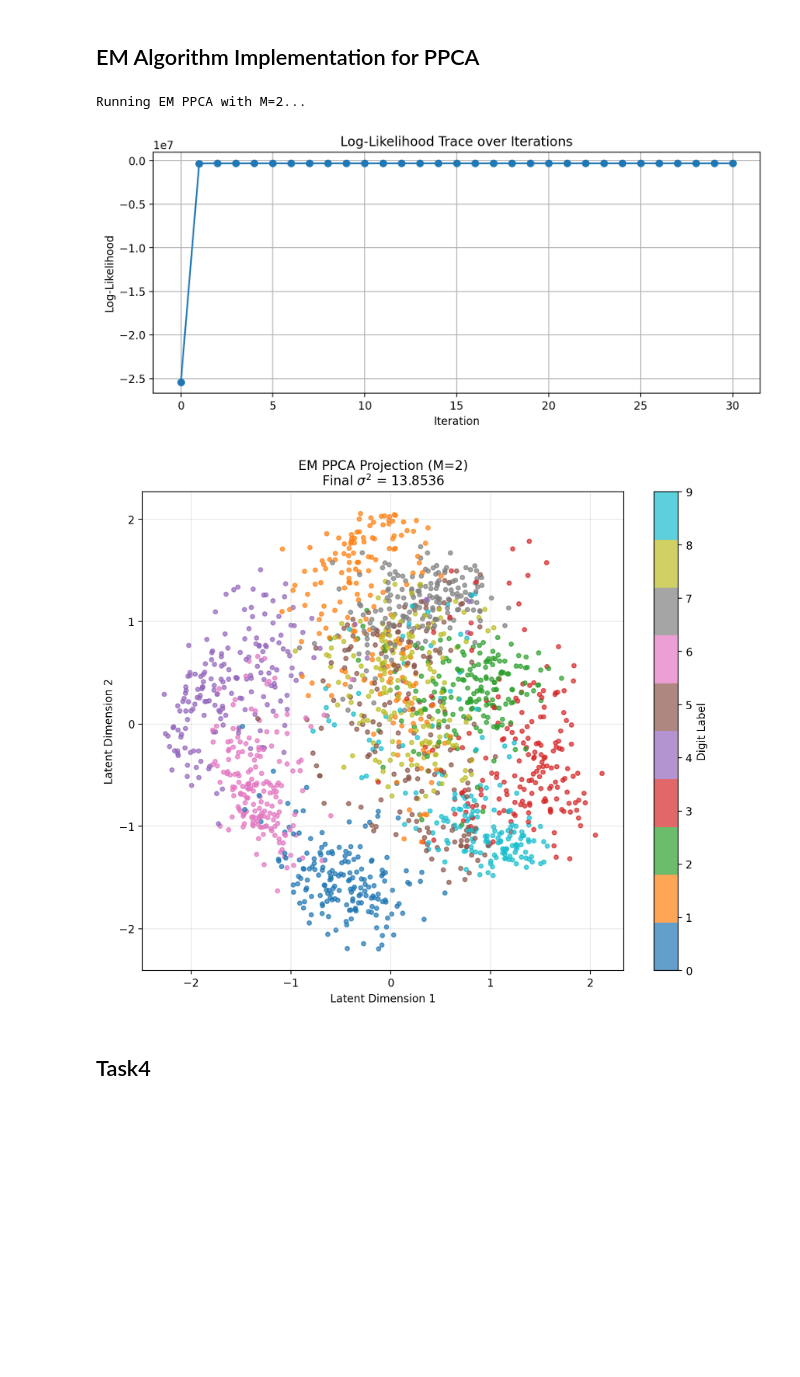
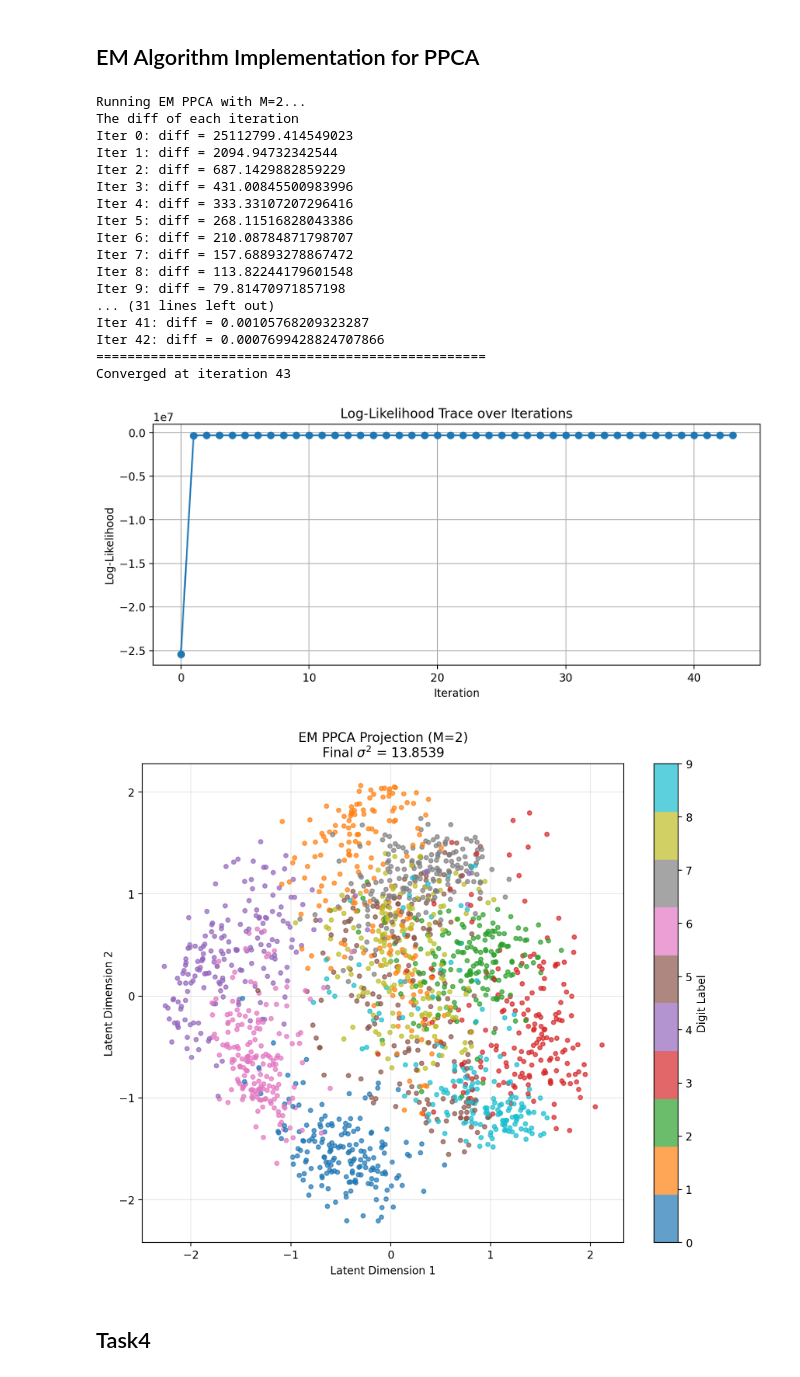
Before and after one commit to Easyk2023/First_Re, a Jupyter notebook: Assignment1/code_python.ipynb, the cells around one changed output. Cells and saved outputs as stored; diff of their text form; code cells hidden in the pictures; blank space fills up the shorter version.

```diff
--- a/Assignment1/code_python.ipynb
+++ b/Assignment1/code_python.ipynb
@@ -185,7 +185,7 @@ class PPCA_EM:
     def __init__(self, M, max_iter=30, threshold=1e-3, seed=42):
         self.M = M
         self.max_iter = max_iter
-        self.tol = threshold
+        self.threshold = threshold
         self.seed = seed
         self.W = None
         self.sigma2 = None
@@ -241,6 +241,8 @@ class PPCA_EM:
         ll = self._compute_log_likelihood(X_centered)
         self.log_likelihood_history.append(ll)
 
+        print("The diff of each iteration")
+        orint('=' * 50)
         for i in range(self.max_iter):
             prev_ll = ll
 
@@ -281,7 +283,7 @@ class PPCA_EM:
             term2 = -2 * np.sum((Ez @ W_new.T) * X_centered) # Element-wise mult then sum
 
             # Efficient computation for Term 3:
-            term3 = np.trace(Sum_Ezz @ W_new.T @ W_new)
+            term3 = np.trace(W_new.T @ W_new @ Sum_Ezz)
 
             sigma2_new = (X_norm_sq_sum + term2 + term3) / (N * D)
 
@@ -293,9 +295,14 @@ class PPCA_EM:
             ll = self._compute_log_likelihood(X_centered)
             self.log_likelihood_history.append(ll)
 
-            if abs(ll - prev_ll) < self.tol:
-                print(f"Converged at iteration {i+1}")
-                break
+            print(f"Iter {i}: diff = {abs(ll - prev_ll)}")
+            if ll < prev_ll:
+              print('Haing mistake')
+              break
+            if abs(ll - prev_ll) < self.threshold:
+              print('='*50)
+              print(f"Converged at iteration {i+1}")
+              break
 
         return self.transform(X)
 
@@ -306,36 +313,52 @@ class PPCA_EM:
         M_mat = self.W.T @ self.W + self.sigma2 * np.eye(self.M)
         try:
             M_inv = inv(M_mat)
         except:
             M_inv = np.linalg.pinv(M_mat)
         return (M_inv @ self.W.T @ X_centered.T).T
 
-# --- Visualization for Task 3 ---
+# Visualization for Task 3
 print("\nRunning EM PPCA with M=2...")
-em_ppca = PPCA_EM(M=2, max_iter=30, tol=1e-3, seed=42)
+em_ppca = PPCA_EM(M=2, max_iter=60, threshold=1e-3, seed=42)
 Z_em = em_ppca.fit(Xtrain)
 
 # Plot Trace
 plt.figure(figsize=(10, 4))
 plt.plot(em_ppca.log_likelihood_history, 'o-')
 plt.title('Log-Likelihood Trace over Iterations')
 plt.xlabel('Iteration')
 plt.ylabel('Log-Likelihood')
 plt.grid(True)
 plt.show()
 
 # Plot Projection
 plt.figure(figsize=(10, 8))
 scatter = plt.scatter(Z_em[:, 0], Z_em[:, 1], c=ytrain, cmap='tab10', s=15, alpha=0.7)
 plt.colorbar(scatter, label='Digit Label')
 plt.title(f'EM PPCA Projection (M=2)\nFinal $\sigma^2$ = {em_ppca.sigma2:.4f}')
 plt.xlabel('Latent Dimension 1')
 plt.ylabel('Latent Dimension 2')
 plt.grid(True, alpha=0.3)
 plt.show()
 # %% [output]
 Running EM PPCA with M=2...
+The diff of each iteration
+Iter 0: diff = 25112799.414549023
+Iter 1: diff = 2094.94732342544
+Iter 2: diff = 687.1429882859229
+Iter 3: diff = 431.00845500983996
+Iter 4: diff = 333.33107207296416
+Iter 5: diff = 268.11516828043386
+Iter 6: diff = 210.08784871798707
+Iter 7: diff = 157.68893278867472
+Iter 8: diff = 113.82244179601548
+Iter 9: diff = 79.81470971857198
+... (31 lines left out)
+Iter 41: diff = 0.00105768209323287
+Iter 42: diff = 0.0007699428824707866
+==================================================
+Converged at iteration 43
-[figure, old version]
+[figure, new version]
 [figure]
 # %% [markdown]
 ## Task4
```
